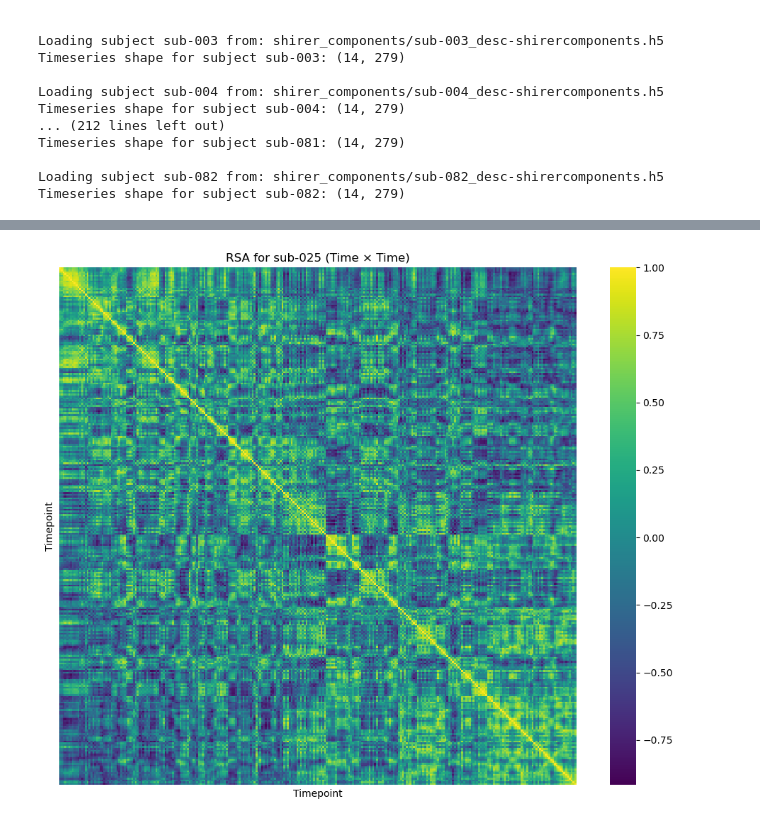
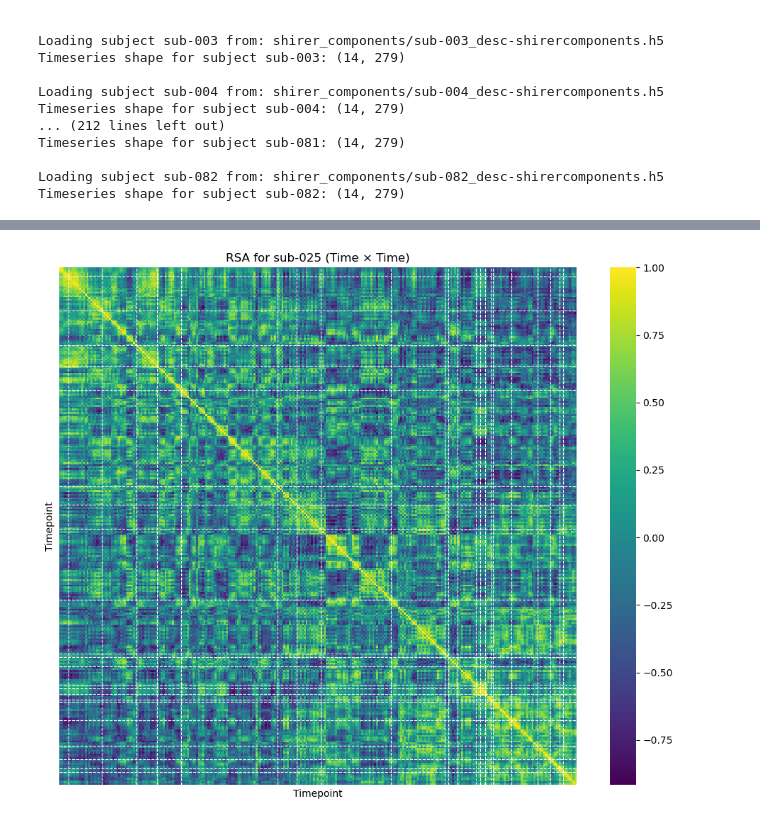
Before and after one commit to natalie-mcclain/narratives-project, a Jupyter notebook: RSA_time.ipynb, the cells around one changed output, grey strips where cells are left out. Saved outputs shown, nothing was run; the diff lists cells and outputs as text; code cells hidden in the pictures.

```diff
--- a/RSA_time.ipynb
+++ b/RSA_time.ipynb
@@ -97,10 +145,16 @@ rsa_avg = np.nanmean(rsa_stack, axis=0)
 
 # Step 4: Visualize
 plt.figure(figsize=(10, 8))
-sns.heatmap(rsa_avg, cmap='viridis', square=True, xticklabels=False, yticklabels=False)
+sns.heatmap(rsa_avg, cmap='viridis', square=True, xticklabels=False, yticklabels=False, vmax=0.7)
 plt.title("Average RSA Across Subjects (Time × Time)")
 plt.xlabel("Timepoint")
 plt.ylabel("Timepoint")
+
+# Add vertical and horizontal lines at event boundaries
+for loc in boundary_locs:
+    plt.axvline(x=loc, color='white', linestyle='--', linewidth=0.8)
+    plt.axhline(y=loc, color='white', linestyle='--', linewidth=0.8)
+
 plt.tight_layout()
 plt.show()
 # %% [output]
@@ -116,6 +170,12 @@ sns.heatmap(rsa_example, cmap='viridis', square=True, xticklabels=False, ytickla
 plt.title("RSA for sub-002 (Time × Time)")
 plt.xlabel("Timepoint")
 plt.ylabel("Timepoint")
+
+# Add vertical and horizontal lines at event boundaries
+for loc in boundary_locs:
+    plt.axvline(x=loc, color='white', linestyle='--', linewidth=0.8)
+    plt.axhline(y=loc, color='white', linestyle='--', linewidth=0.8)
+
 plt.tight_layout()
 plt.show()
 # %% [output]
@@ -123,17 +183,23 @@ plt.show()
 # %%
 # Index of sub-025 in the list
 subj_index = subject_list.index("sub-025")
 rsa_example = rsa_matrices[subj_index]
 
 plt.figure(figsize=(10, 8))
 sns.heatmap(rsa_example, cmap='viridis', square=True, xticklabels=False, yticklabels=False)
 plt.title("RSA for sub-025 (Time × Time)")
 plt.xlabel("Timepoint")
 plt.ylabel("Timepoint")
+
+# Add vertical and horizontal lines at event boundaries
+for loc in boundary_locs:
+    plt.axvline(x=loc, color='white', linestyle='--', linewidth=0.8)
+    plt.axhline(y=loc, color='white', linestyle='--', linewidth=0.8)
+
 plt.tight_layout()
 plt.show()
 # %% [output]
-[figure, old version]
+[figure, new version]
 # %%
 # Index of sub-055 in your list
 subj_index = subject_list.index("sub-055")
```
Also changed, not shown: parts of 4 cells of this notebook, 14 other files.
